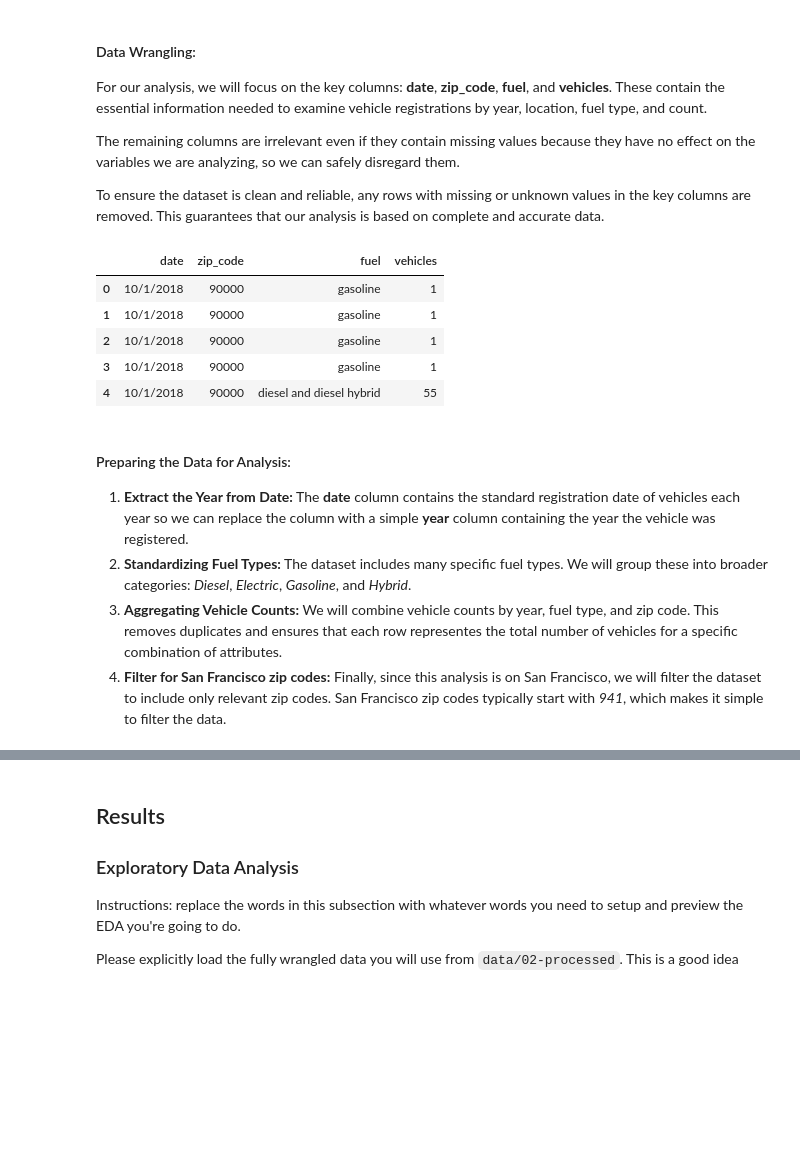
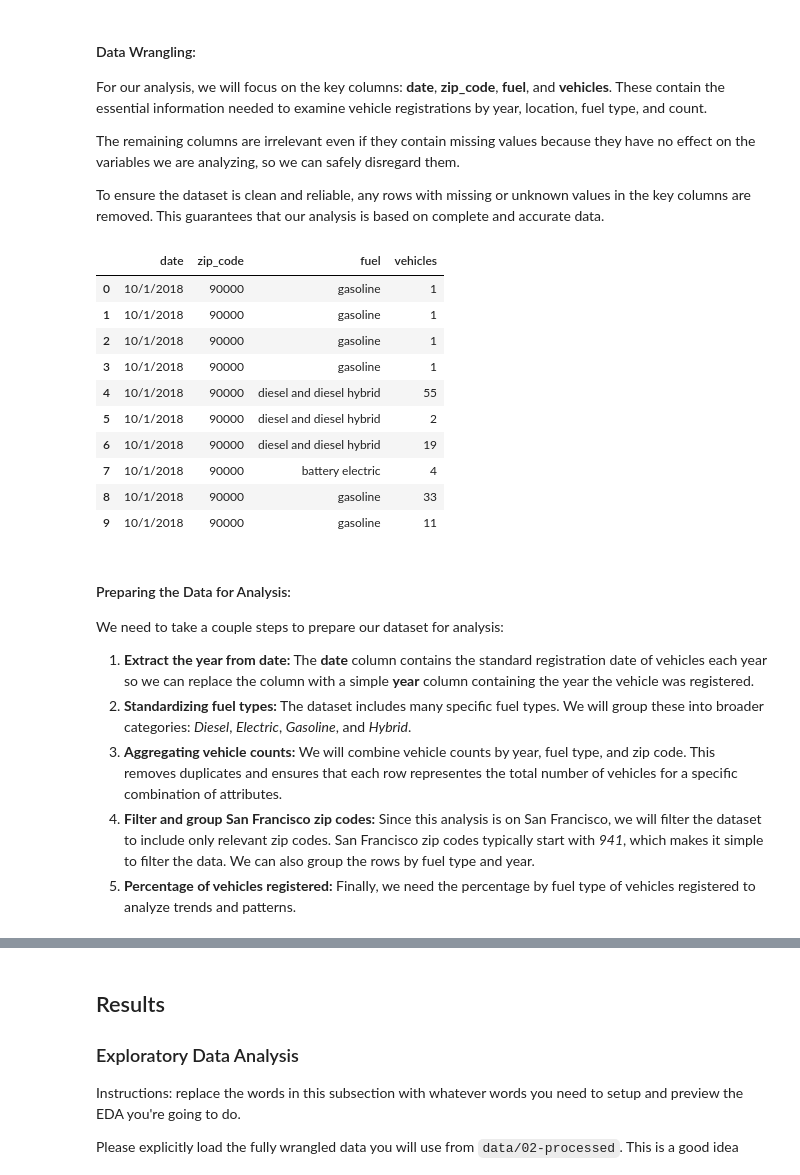
Before and after one commit to COGS108/Group026_WI26, a Jupyter notebook: 02-EDACheckpoint.ipynb, the cells around one changed output, grey strips where cells are left out. Drawn from its saved outputs; the diff is of its cells as text; code cells hidden in the pictures; blank space fills up the shorter version.

```diff
--- a/02-EDACheckpoint.ipynb
+++ b/02-EDACheckpoint.ipynb
@@ -136,21 +198,10 @@ This dataset contains counts of vehicle registrations across California, broken
 **Important Note:** The California DMV does not publicly release the actual registration dates of vehicles and instead standardizes them to a single date for the whole year. While recording dates are usually either 12/31 of that year or 1/1 of the following year, the 2018 dataset only records through 1/10/2018 so some registrations appear in the 2019 dataset.
 # %% [markdown]
 #### Importing the Dataset:
-# %%
-# files to be parsed for vehicle registration data
-ca_vehicle_files = [
-    'ca_vehicle_registrations_zip_2018.csv',
-    'ca_vehicle_registrations_zip_2019.csv',
-    'ca_vehicle_registrations_zip_2020.csv',
-    'ca_vehicle_registrations_zip_2021.csv',
-    'ca_vehicle_registrations_zip_2022.csv',
-    'ca_vehicle_registrations_zip_2023.csv',
-    'ca_vehicle_registrations_zip_2024.csv'
-]
-
-# load and combine all the datasets into a single dataframe
-ca_vehicle_df = load_data.load_raw(ca_vehicle_files, 'data/00-raw/')
 # %%
+ca_vehicle_files = [f'ca_vehicle_registrations_{year}.csv' for year in range(2018, 2025)]
+ca_vehicle_df = load_data.load_raw(ca_vehicle_files, raw)
+
 print("Dataset shape (rows, columns): ", ca_vehicle_df.shape)
 print("Entries (cells): ", ca_vehicle_df.size)
-ca_vehicle_df.head()
+ca_vehicle_df.head(10)
@@ -186,23 +227,31 @@ ca_vehicle_clean_data = ca_vehicle_clean_data[
     ~ca_vehicle_clean_data['fuel'].isin(unk_values)
 ]
 # %%
-ca_vehicle_clean_data.head()
+ca_vehicle_clean_data.head(10)
 # %% [output]
 |  | date | zip_code | fuel | vehicles |
 | 0 | 10/1/2018 | 90000 | gasoline | 1 |
 | 1 | 10/1/2018 | 90000 | gasoline | 1 |
 | 2 | 10/1/2018 | 90000 | gasoline | 1 |
 | 3 | 10/1/2018 | 90000 | gasoline | 1 |
 | 4 | 10/1/2018 | 90000 | diesel and diesel hybrid | 55 |
+| 5 | 10/1/2018 | 90000 | diesel and diesel hybrid | 2 |
+| 6 | 10/1/2018 | 90000 | diesel and diesel hybrid | 19 |
+| 7 | 10/1/2018 | 90000 | battery electric | 4 |
+| 8 | 10/1/2018 | 90000 | gasoline | 33 |
+| 9 | 10/1/2018 | 90000 | gasoline | 11 |
 # %% [markdown]
 #### Preparing the Data for Analysis:
-1. **Extract the Year from Date:**
+We need to take a couple steps to prepare our dataset for analysis:
+1. **Extract the year from date:**
     The **date** column contains the standard registration date of vehicles each year so we can replace the column with a simple **year** column containing the year the vehicle was registered.
-2. **Standardizing Fuel Types:**
+2. **Standardizing fuel types:**
     The dataset includes many specific fuel types. We will group these into broader categories: *Diesel*, *Electric*, *Gasoline*, and *Hybrid*.
-3. **Aggregating Vehicle Counts:**
+3. **Aggregating vehicle counts:**
     We will combine vehicle counts by year, fuel type, and zip code. This removes duplicates and ensures that each row representes the total number of vehicles for a specific combination of attributes.
-4. **Filter for San Francisco zip codes:**
-    Finally, since this analysis is on San Francisco, we will filter the dataset to include only relevant zip codes. San Francisco zip codes typically start with *941*, which makes it simple to filter the data.
+4. **Filter and group San Francisco zip codes:**
+    Since this analysis is on San Francisco, we will filter the dataset to include only relevant zip codes. San Francisco zip codes typically start with *941*, which makes it simple to filter the data. We can also group the rows by fuel type and year.
+5. **Percentage of vehicles registered:**
+    Finally, we need the percentage by fuel type of vehicles registered to analyze trends and patterns.
 # %%
 # 1. extract the year from date
```
Also changed, not shown: parts of 22 cells of this notebook, 5 other files.
